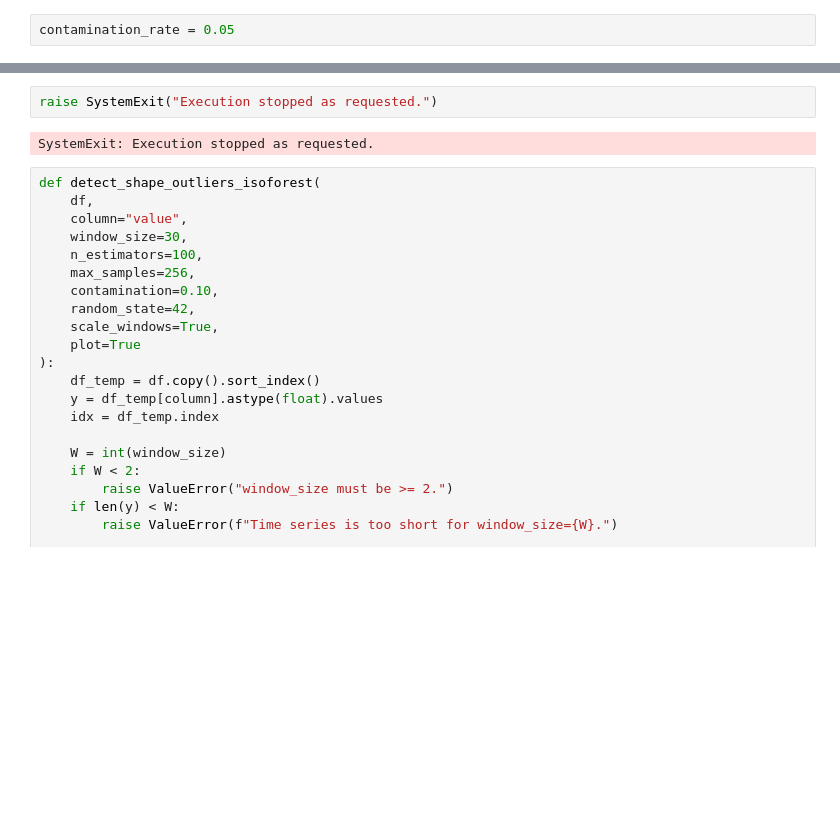
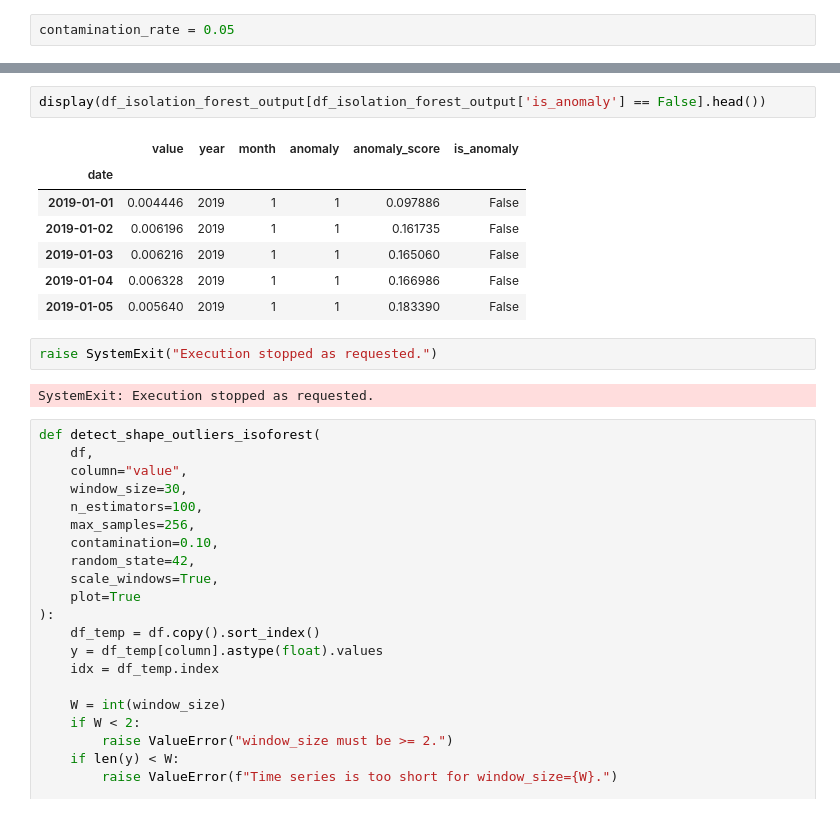
Before and after one commit to thisishasan/data_mining_and_machine_learning, a Jupyter notebook: data_mining_machine_learning.ipynb, the cells around one changed output, grey strips where cells are left out. Saved outputs shown, nothing was run; the diff lists cells and outputs as text; blank space fills up the shorter version.

```diff
--- a/data_mining_machine_learning.ipynb
+++ b/data_mining_machine_learning.ipynb
@@ -1085,3 +1121,13 @@ Isolation Forest detected 126 anomalies (4.99% of total observations).
+# %%
+display(df_isolation_forest_output[df_isolation_forest_output['is_anomaly'] == False].head())
+# %% [output]
+|  | value | year | month | anomaly | anomaly_score | is_anomaly |
+| date |  |  |  |  |  |  |
+| 2019-01-01 | 0.004446 | 2019 | 1 | 1 | 0.097886 | False |
+| 2019-01-02 | 0.006196 | 2019 | 1 | 1 | 0.161735 | False |
+| 2019-01-03 | 0.006216 | 2019 | 1 | 1 | 0.165060 | False |
+| 2019-01-04 | 0.006328 | 2019 | 1 | 1 | 0.166986 | False |
+| 2019-01-05 | 0.005640 | 2019 | 1 | 1 | 0.183390 | False |
 # %%
 raise SystemExit("Execution stopped as requested.")
 # %% [output]
```
Also changed, not shown: parts of 8 cells of this notebook.
